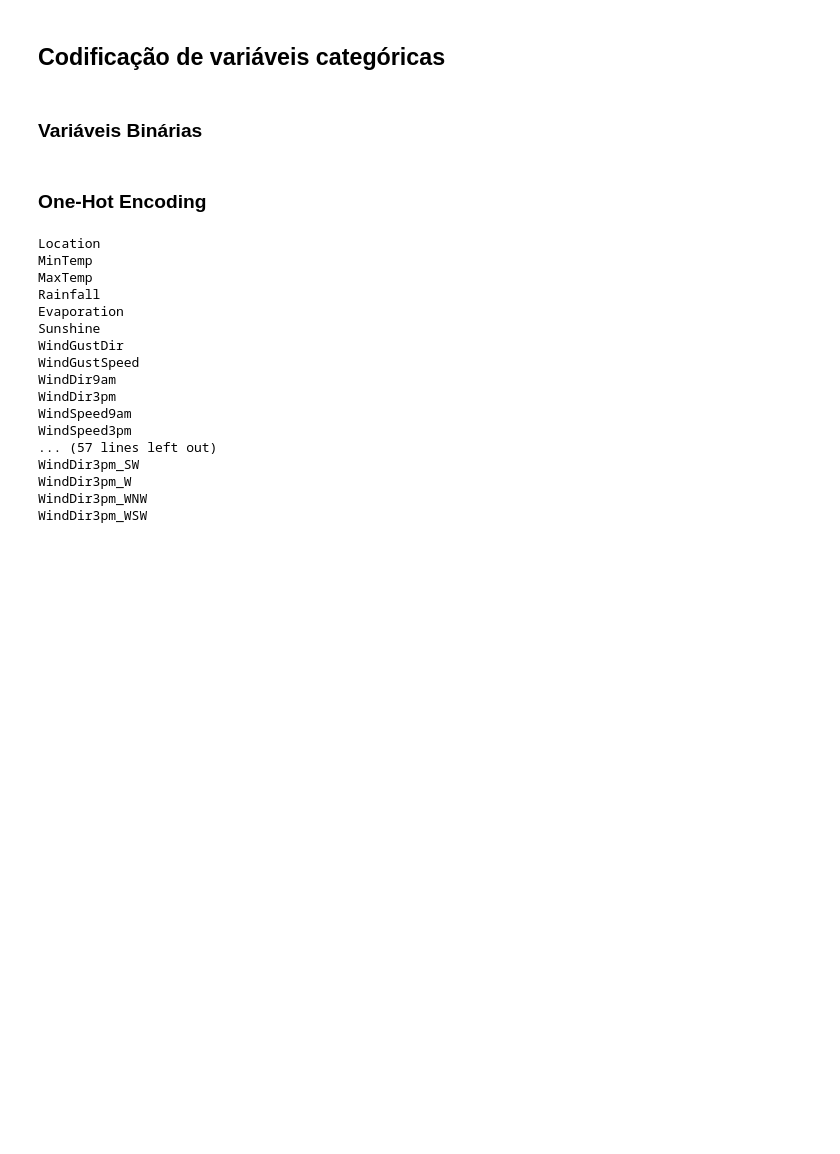
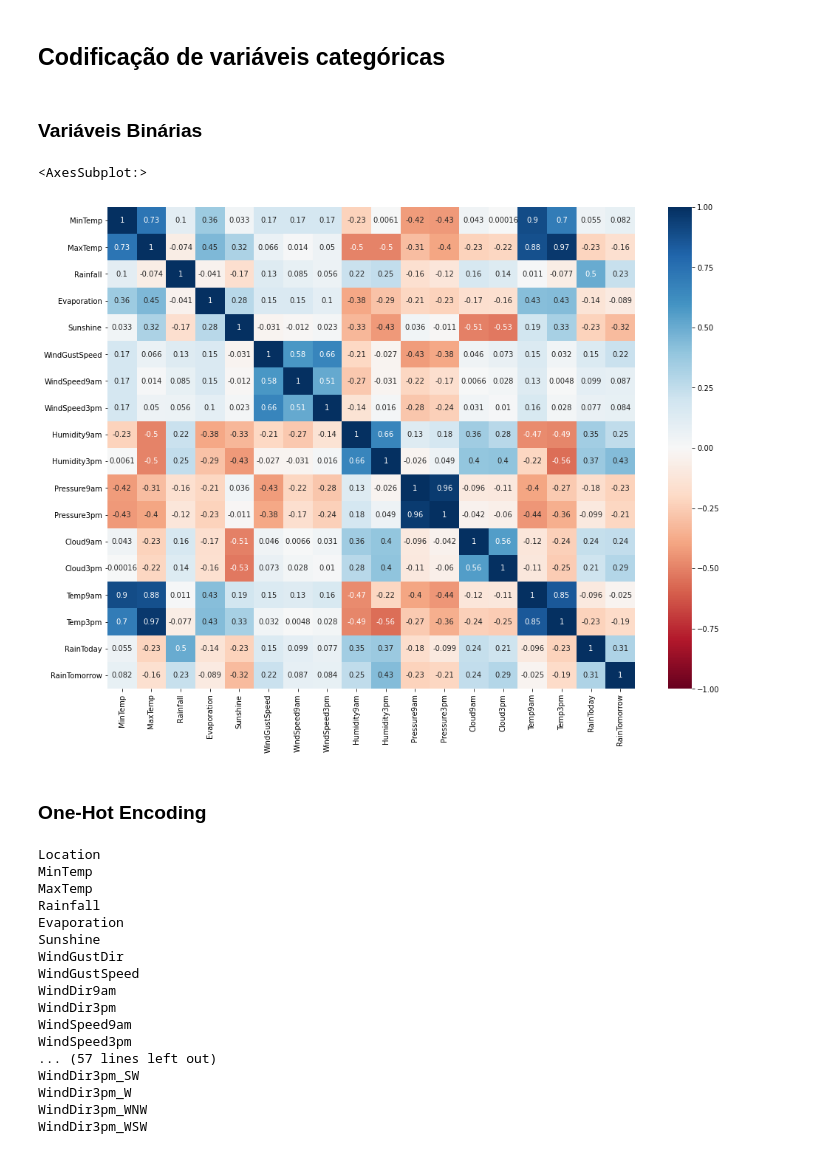
Before and after one commit to mstagomori/kaggle, a Jupyter notebook: chuva-na-australia.ipynb, the cells around one changed output. Saved outputs shown, nothing was run; the diff lists cells and outputs as text; code cells hidden in the pictures; blank space fills up the shorter version.

```diff
--- a/chuva-na-australia.ipynb
+++ b/chuva-na-australia.ipynb
@@ -340,6 +333,13 @@ lb = LabelBinarizer()
 # Transforma variáveis Yes e No em 1 e 0
 df['RainToday'] = lb.fit_transform(df['RainToday'])
 df['RainTomorrow'] = lb.fit_transform(df['RainTomorrow'])
+# %%
+corr = df.drop(columns = ['Year', 'Day', 'Month']).corr()
+plt.subplots(figsize=(16,12))
+sns.heatmap(corr, annot=True, cmap = 'RdBu', vmin=-1)
+# %% [output]
+<AxesSubplot:>
+[figure, added]
 # %% [markdown]
 ### One-Hot Encoding
 # %%
```
Also changed, not shown: parts of 25 cells of this notebook.
